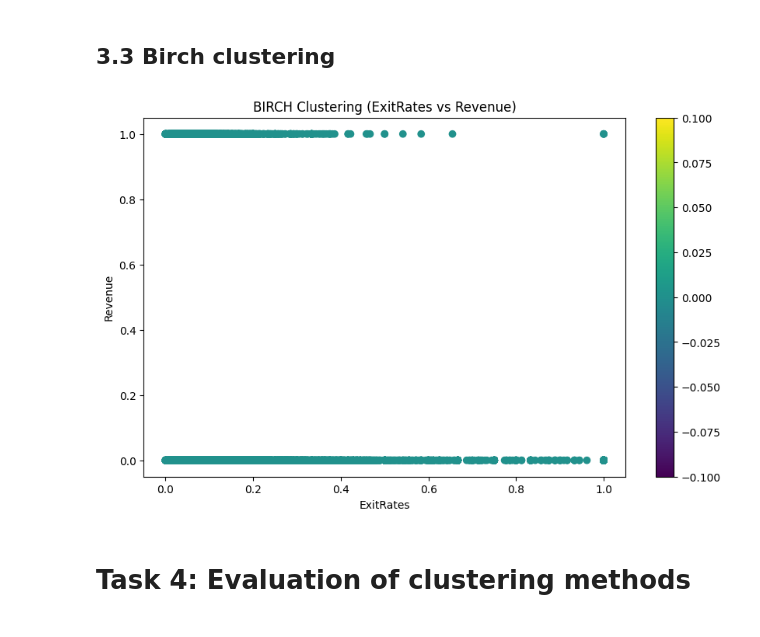
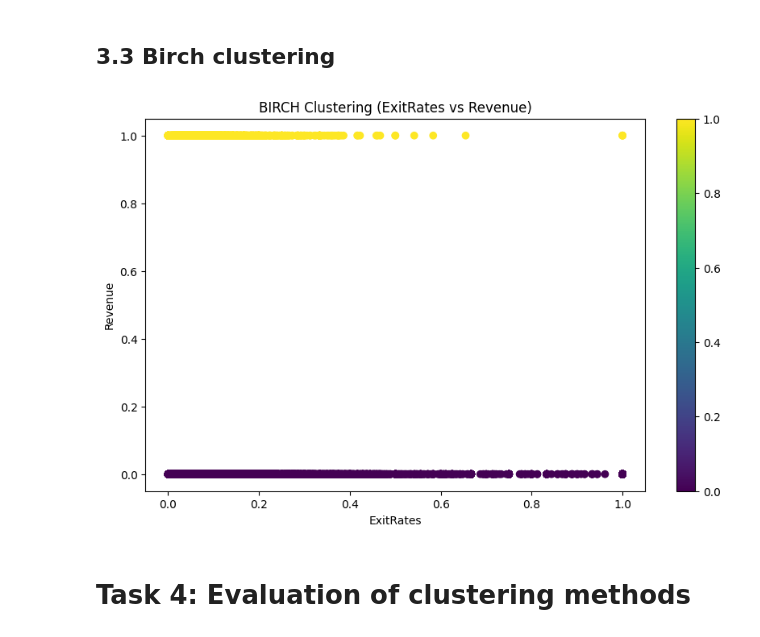
Before and after one commit to zazaferjancsik/Data_Analytics_Assignment2, a Jupyter notebook: assignment 2.ipynb, the cells around one changed output. Drawn from its saved outputs; the diff is of its cells as text; code cells hidden in the pictures.

```diff
--- a/assignment 2.ipynb
+++ b/assignment 2.ipynb
@@ -196,26 +196,25 @@ plt.show()
 # %%
 from sklearn.cluster import Birch
 import matplotlib.pyplot as plt
 
 X = df_standarized[['ExitRates', 'Revenue']]
 
 # Apply Birch clustering
-birch = Birch(n_clusters=None, threshold=0.5)
-birch.fit(X)
+birch = Birch(n_clusters=2, threshold=0.3).fit(X)
 
 # Get cluster labels
 labels_birch = birch.labels_
 
 # Visualize
 plt.figure(figsize=(10, 6))
 scatter = plt.scatter(X['ExitRates'], X['Revenue'], c=labels_birch, cmap='viridis')
 plt.colorbar(scatter)
 plt.title("BIRCH Clustering (ExitRates vs Revenue)")
 plt.xlabel('ExitRates')
 plt.ylabel('Revenue')
 plt.show()
 # %% [output]
-[figure, old version]
+[figure, new version]
 # %% [markdown]
 # Task 4: Evaluation of clustering methods
 # %%
```
Also changed, not shown: parts of 2 cells of this notebook.
